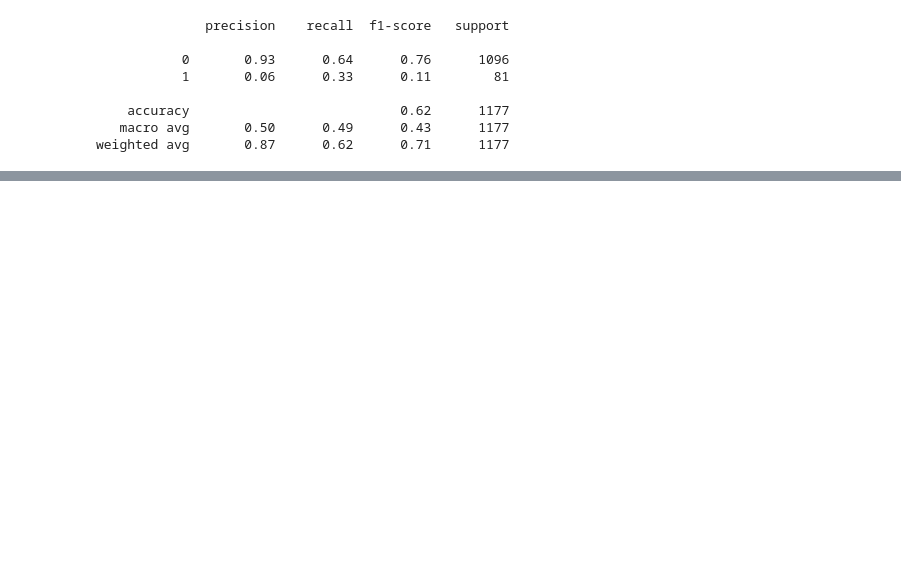
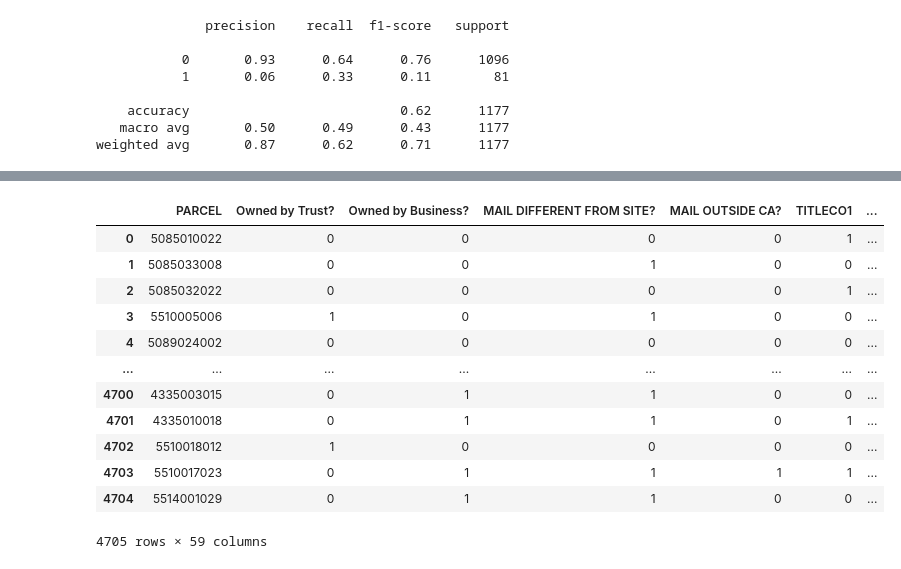
Before and after one commit to mhorstman/Final_Project_Team_1, a Jupyter notebook: Beverly_Grove_Supervised_Learning.ipynb, the cells around one changed output, grey strips where cells are left out. Drawn from its saved outputs; the diff is of its cells as text; code cells hidden in the pictures; blank space fills up the shorter version.

Commit message:
Add files via upload
This is the 'main' supervised learning file, which displays all 16 attempts and exports our Beverly Grove prediction data, both SFRs and Condos.

```diff
--- a/Beverly_Grove_Supervised_Learning.ipynb
+++ b/Beverly_Grove_Supervised_Learning.ipynb
@@ -1279,0 +1620,10 @@ weighted avg       0.87      0.62      0.71      1177
+# %%
+# Logistic regression using random oversampled data
+from sklearn.linear_model import LogisticRegression
+
+model_10 = LogisticRegression(solver='lbfgs',
+                                max_iter=300,
+                                random_state=78,
+                                class_weight="balanced")
+
+model_10.fit(X_random_oversampled, y_random_oversampled)
@@ -1279,0 +1632,3 @@ weighted avg       0.87      0.62      0.71      1177
+# %%
+# Evaluate the model
+y_pred = model_10.predict(X_test_scaled)
@@ -1279,0 +1661,3 @@ weighted avg       0.87      0.62      0.71      1177
+# %%
+results = pd.DataFrame({"Prediction": y_pred, "Actual": y_test, "PARCEL": y_test.index.values}).reset_index(drop=True)
+results.sample(20)
@@ -1279,0 +1682,3 @@ weighted avg       0.87      0.62      0.71      1177
+# %%
+Beverly_Grove_Results_SFRs_df = Beverly_Grove_df.merge(results, how="left", right_on="PARCEL", left_on="PARCEL")
+Beverly_Grove_df.head()
@@ -1279,0 +1694,16 @@ weighted avg       0.87      0.62      0.71      1177
+# %%
+Beverly_Grove_Results_SFRs_df
+# %% [output]
+|  | PARCEL | Owned by Trust? | Owned by Business? | MAIL DIFFERENT FROM SITE? | MAIL OUTSIDE CA? | TITLECO1 | ... |
+| 0 | 5085010022 | 0 | 0 | 0 | 0 | 1 | ... |
+| 1 | 5085033008 | 0 | 0 | 1 | 0 | 0 | ... |
+| 2 | 5085032022 | 0 | 0 | 0 | 0 | 1 | ... |
+| 3 | 5510005006 | 1 | 0 | 1 | 0 | 0 | ... |
+| 4 | 5089024002 | 0 | 0 | 0 | 0 | 0 | ... |
+| ... | ... | ... | ... | ... | ... | ... | ... |
+| 4700 | 4335003015 | 0 | 1 | 1 | 0 | 0 | ... |
+| 4701 | 4335010018 | 0 | 1 | 1 | 0 | 1 | ... |
+| 4702 | 5510018012 | 1 | 0 | 0 | 0 | 0 | ... |
+| 4703 | 5510017023 | 0 | 1 | 1 | 1 | 1 | ... |
+| 4704 | 5514001029 | 0 | 1 | 1 | 0 | 0 | ... |
+4705 rows × 59 columns
```
Also changed, not shown: parts of 100 cells of this notebook.
